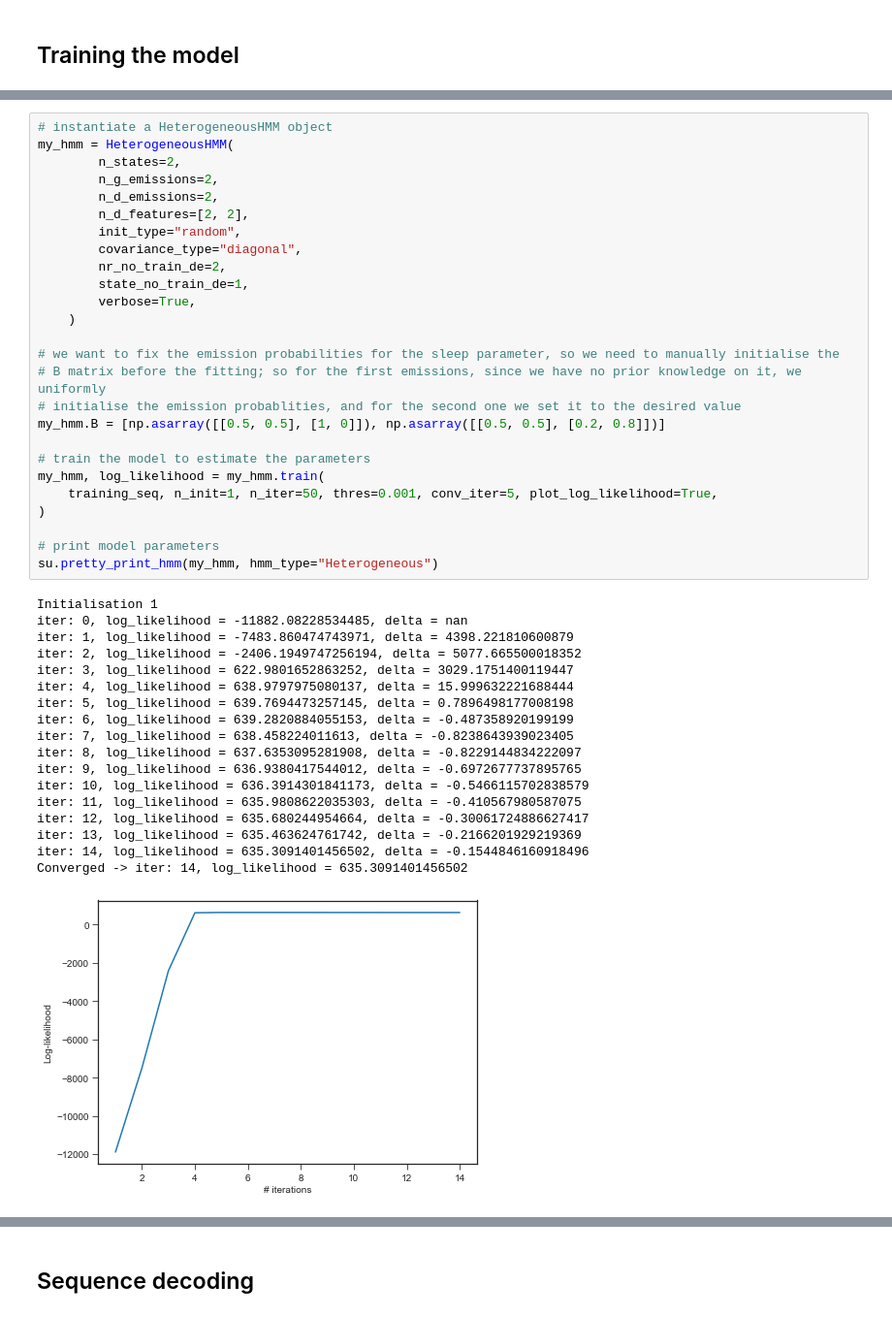
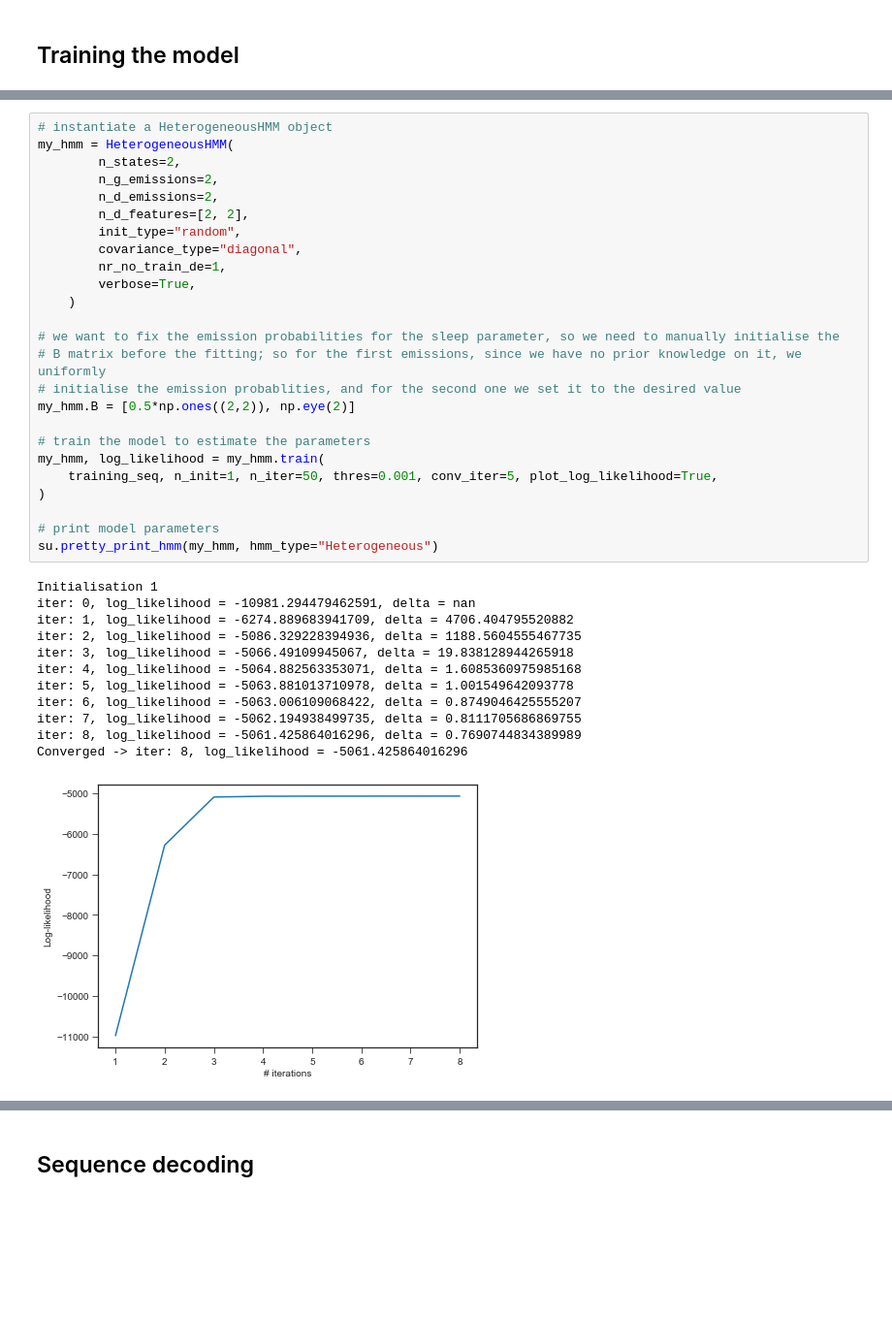
Before and after one commit to fmorenopino/HeterogeneousHMM, a Jupyter notebook: notebooks/hmm_tutorials.ipynb, the cells around one changed output, grey strips where cells are left out. Shown at 97% size. Saved outputs shown, nothing was run; the diff lists cells and outputs as text; blank space fills up the shorter version.

```diff
--- a/notebooks/hmm_tutorials.ipynb
+++ b/notebooks/hmm_tutorials.ipynb
@@ -444,48 +442,41 @@ We create a model that will have 2 states (just to keep it simple), that will ma
 # %%
 # instantiate a HeterogeneousHMM object
 my_hmm = HeterogeneousHMM(
         n_states=2,
         n_g_emissions=2,
         n_d_emissions=2,
         n_d_features=[2, 2],
         init_type="random",
         covariance_type="diagonal",
-        nr_no_train_de=2,
-        state_no_train_de=1,
+        nr_no_train_de=1,
         verbose=True,
     )
 
 # we want to fix the emission probabilities for the sleep parameter, so we need to manually initialise the
 # B matrix before the fitting; so for the first emissions, since we have no prior knowledge on it, we uniformly
 # initialise the emission probablities, and for the second one we set it to the desired value
-my_hmm.B = [np.asarray([[0.5, 0.5], [1, 0]]), np.asarray([[0.5, 0.5], [0.2, 0.8]])]
+my_hmm.B = [0.5*np.ones((2,2)), np.eye(2)]
 
 # train the model to estimate the parameters
 my_hmm, log_likelihood = my_hmm.train(
     training_seq, n_init=1, n_iter=50, thres=0.001, conv_iter=5, plot_log_likelihood=True,
 )
 
 # print model parameters
 su.pretty_print_hmm(my_hmm, hmm_type="Heterogeneous")
 # %% [output]
 Initialisation 1
-iter: 0, log_likelihood = -11882.08228534485, delta = nan
-iter: 1, log_likelihood = -7483.860474743971, delta = 4398.221810600879
-iter: 2, log_likelihood = -2406.1949747256194, delta = 5077.665500018352
-iter: 3, log_likelihood = 622.9801652863252, delta = 3029.1751400119447
-iter: 4, log_likelihood = 638.9797975080137, delta = 15.999632221688444
-iter: 5, log_likelihood = 639.7694473257145, delta = 0.7896498177008198
-iter: 6, log_likelihood = 639.2820884055153, delta = -0.487358920199199
-iter: 7, log_likelihood = 638.458224011613, delta = -0.8238643939023405
-iter: 8, log_likelihood = 637.6353095281908, delta = -0.8229144834222097
-iter: 9, log_likelihood = 636.9380417544012, delta = -0.6972677737895765
-iter: 10, log_likelihood = 636.3914301841173, delta = -0.5466115702838579
-iter: 11, log_likelihood = 635.9808622035303, delta = -0.410567980587075
-iter: 12, log_likelihood = 635.680244954664, delta = -0.30061724886627417
-iter: 13, log_likelihood = 635.463624761742, delta = -0.2166201929219369
-iter: 14, log_likelihood = 635.3091401456502, delta = -0.1544846160918496
-Converged -> iter: 14, log_likelihood = 635.3091401456502
+iter: 0, log_likelihood = -10981.294479462591, delta = nan
+iter: 1, log_likelihood = -6274.889683941709, delta = 4706.404795520882
+iter: 2, log_likelihood = -5086.329228394936, delta = 1188.5604555467735
+iter: 3, log_likelihood = -5066.49109945067, delta = 19.838128944265918
+iter: 4, log_likelihood = -5064.882563353071, delta = 1.6085360975985168
+iter: 5, log_likelihood = -5063.881013710978, delta = 1.001549642093778
+iter: 6, log_likelihood = -5063.006109068422, delta = 0.8749046425555207
+iter: 7, log_likelihood = -5062.194938499735, delta = 0.8111705686869755
+iter: 8, log_likelihood = -5061.425864016296, delta = 0.7690744834389989
+Converged -> iter: 8, log_likelihood = -5061.425864016296
-[figure, old version]
+[figure, new version]
 Priors
 +--------------+--------------+
 |     S_0      |     S_1      |
```
Also changed, not shown: parts of 10 cells of this notebook.
